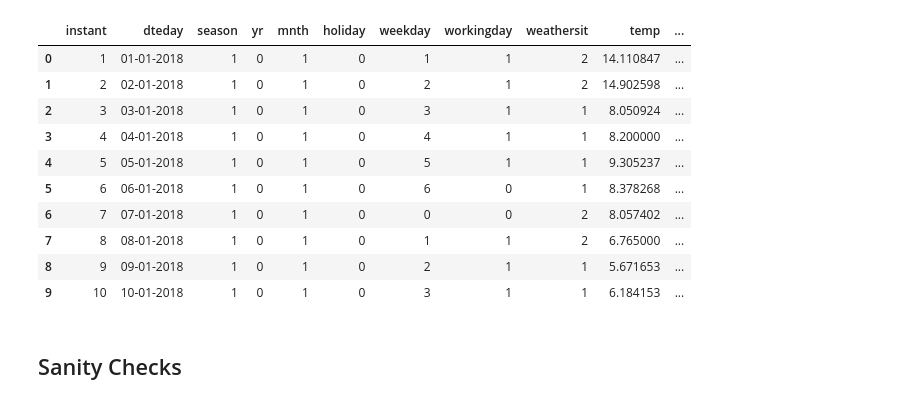
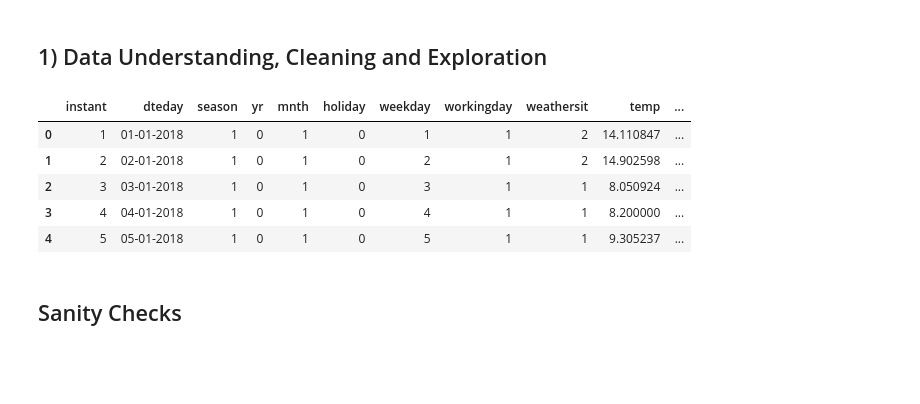
Before and after one commit to devendra2595/Bike_Sharing_Case_Study, a Jupyter notebook: Multiple_Linear_Regression.ipynb, the cells around one changed output. Saved outputs shown, nothing was run; the diff lists cells and outputs as text; code cells hidden in the pictures; blank space fills up the shorter version.

```diff
--- a/Multiple_Linear_Regression.ipynb
+++ b/Multiple_Linear_Regression.ipynb
@@ -22,20 +40,17 @@ from statsmodels.stats.outliers_influence import variance_inflation_factor as VI
 
 from scipy.stats import pearsonr
+# %% [markdown]
+## 1) Data Understanding, Cleaning and Exploration
 # %%
 df = pd.read_csv("day.csv")
-df.head(10)
+df.head()
 # %% [output]
 |  | instant | dteday | season | yr | mnth | holiday | weekday | workingday | weathersit | temp | ... |
 | 0 | 1 | 01-01-2018 | 1 | 0 | 1 | 0 | 1 | 1 | 2 | 14.110847 | ... |
 | 1 | 2 | 02-01-2018 | 1 | 0 | 1 | 0 | 2 | 1 | 2 | 14.902598 | ... |
 | 2 | 3 | 03-01-2018 | 1 | 0 | 1 | 0 | 3 | 1 | 1 | 8.050924 | ... |
 | 3 | 4 | 04-01-2018 | 1 | 0 | 1 | 0 | 4 | 1 | 1 | 8.200000 | ... |
 | 4 | 5 | 05-01-2018 | 1 | 0 | 1 | 0 | 5 | 1 | 1 | 9.305237 | ... |
-| 5 | 6 | 06-01-2018 | 1 | 0 | 1 | 0 | 6 | 0 | 1 | 8.378268 | ... |
-| 6 | 7 | 07-01-2018 | 1 | 0 | 1 | 0 | 0 | 0 | 2 | 8.057402 | ... |
-| 7 | 8 | 08-01-2018 | 1 | 0 | 1 | 0 | 1 | 1 | 2 | 6.765000 | ... |
-| 8 | 9 | 09-01-2018 | 1 | 0 | 1 | 0 | 2 | 1 | 1 | 5.671653 | ... |
-| 9 | 10 | 10-01-2018 | 1 | 0 | 1 | 0 | 3 | 1 | 1 | 6.184153 | ... |
 # %% [markdown]
 ## Sanity Checks
 # %%
```
Also changed, not shown: parts of 59 cells of this notebook.
